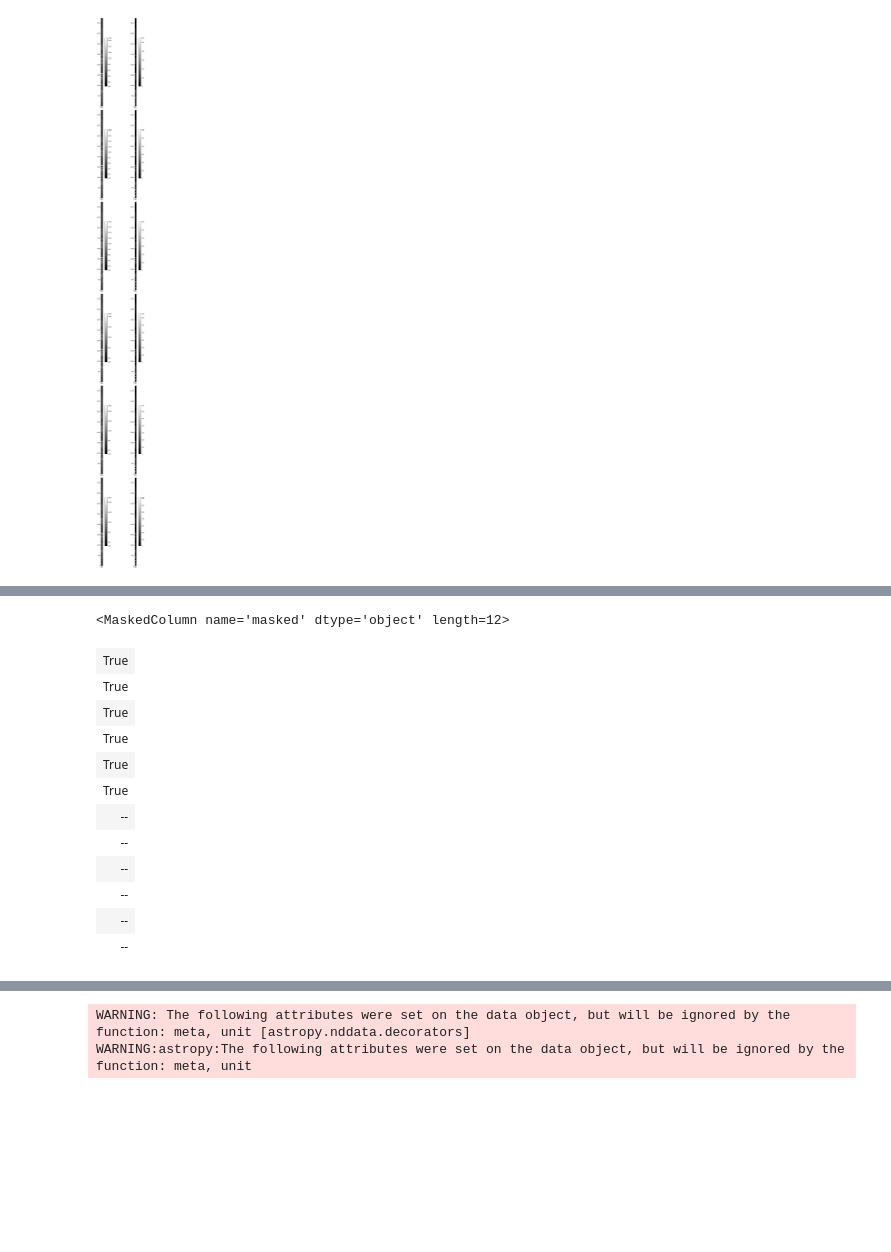
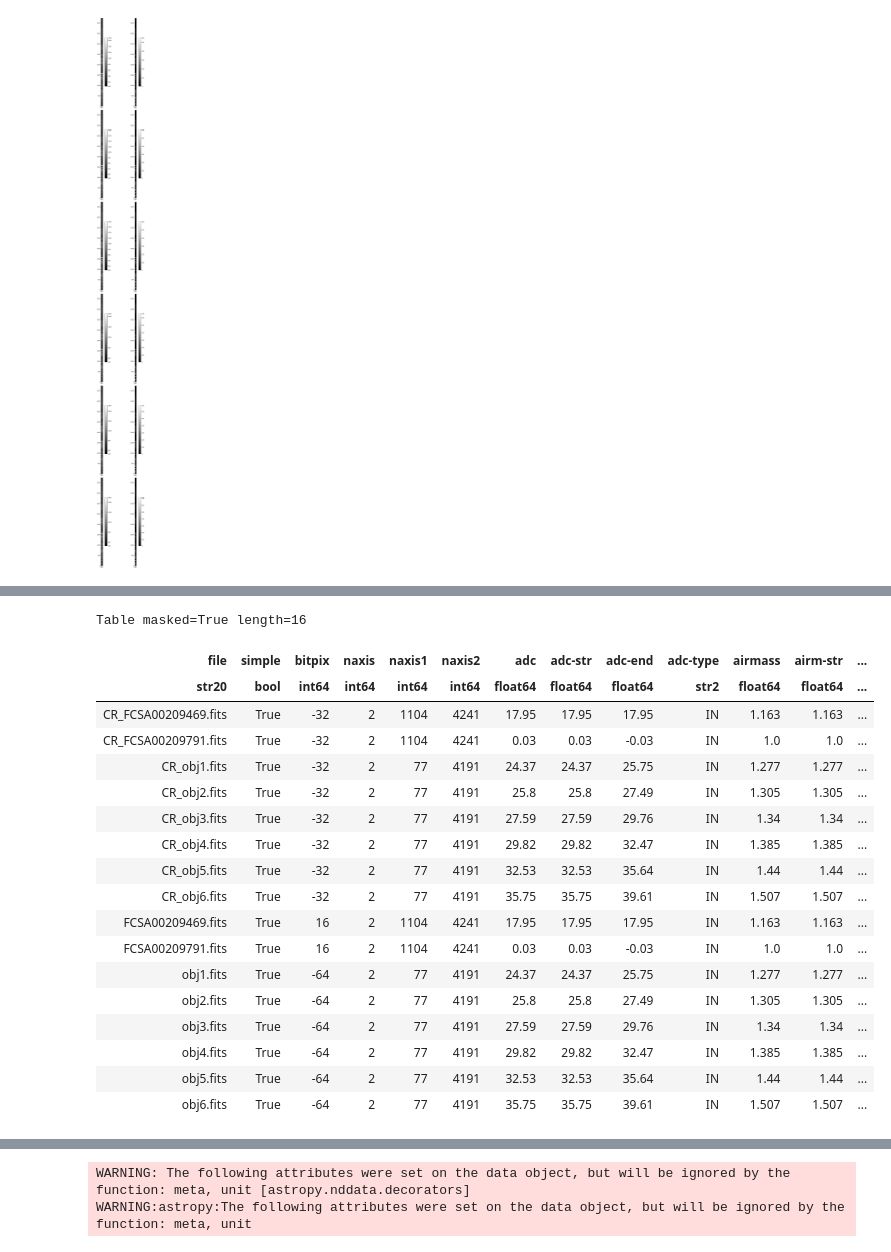
Before and after one commit to YoRHazero/focas-data-reduction-ccdp, a Jupyter notebook: ccdp.ipynb, the cells around one changed output, grey strips where cells are left out. Cells and saved outputs as stored; diff of their text form; code cells hidden in the pictures; blank space fills up the shorter version.

```diff
--- a/ccdp.ipynb
+++ b/ccdp.ipynb
@@ -565,20 +626,26 @@ INFO: overwriting Quantity's current unit with specified unit. [astropy.nddata.n
 # %%
 wc_files.refresh()
-wc_files.summary['masked']
+wc_files.summary
 # %% [output]
-<MaskedColumn name='masked' dtype='object' length=12>
+Table masked=True length=16
-| True |
-| True |
-| True |
-| True |
-| True |
-| True |
-| -- |
-| -- |
-| -- |
-| -- |
-| -- |
-| -- |
+| file | simple | bitpix | naxis | naxis1 | naxis2 | adc | adc-str | adc-end | adc-type | airmass | airm-str | ... |
+| str20 | bool | int64 | int64 | int64 | int64 | float64 | float64 | float64 | str2 | float64 | float64 | ... |
+| CR_FCSA00209469.fits | True | -32 | 2 | 1104 | 4241 | 17.95 | 17.95 | 17.95 | IN | 1.163 | 1.163 | ... |
+| CR_FCSA00209791.fits | True | -32 | 2 | 1104 | 4241 | 0.03 | 0.03 | -0.03 | IN | 1.0 | 1.0 | ... |
+| CR_obj1.fits | True | -32 | 2 | 77 | 4191 | 24.37 | 24.37 | 25.75 | IN | 1.277 | 1.277 | ... |
+| CR_obj2.fits | True | -32 | 2 | 77 | 4191 | 25.8 | 25.8 | 27.49 | IN | 1.305 | 1.305 | ... |
+| CR_obj3.fits | True | -32 | 2 | 77 | 4191 | 27.59 | 27.59 | 29.76 | IN | 1.34 | 1.34 | ... |
+| CR_obj4.fits | True | -32 | 2 | 77 | 4191 | 29.82 | 29.82 | 32.47 | IN | 1.385 | 1.385 | ... |
+| CR_obj5.fits | True | -32 | 2 | 77 | 4191 | 32.53 | 32.53 | 35.64 | IN | 1.44 | 1.44 | ... |
+| CR_obj6.fits | True | -32 | 2 | 77 | 4191 | 35.75 | 35.75 | 39.61 | IN | 1.507 | 1.507 | ... |
+| FCSA00209469.fits | True | 16 | 2 | 1104 | 4241 | 17.95 | 17.95 | 17.95 | IN | 1.163 | 1.163 | ... |
+| FCSA00209791.fits | True | 16 | 2 | 1104 | 4241 | 0.03 | 0.03 | -0.03 | IN | 1.0 | 1.0 | ... |
+| obj1.fits | True | -64 | 2 | 77 | 4191 | 24.37 | 24.37 | 25.75 | IN | 1.277 | 1.277 | ... |
+| obj2.fits | True | -64 | 2 | 77 | 4191 | 25.8 | 25.8 | 27.49 | IN | 1.305 | 1.305 | ... |
+| obj3.fits | True | -64 | 2 | 77 | 4191 | 27.59 | 27.59 | 29.76 | IN | 1.34 | 1.34 | ... |
+| obj4.fits | True | -64 | 2 | 77 | 4191 | 29.82 | 29.82 | 32.47 | IN | 1.385 | 1.385 | ... |
+| obj5.fits | True | -64 | 2 | 77 | 4191 | 32.53 | 32.53 | 35.64 | IN | 1.44 | 1.44 | ... |
+| obj6.fits | True | -64 | 2 | 77 | 4191 | 35.75 | 35.75 | 39.61 | IN | 1.507 | 1.507 | ... |
 # %%
 fig,axes=plt.subplots(6,2,figsize=(10,60),tight_layout=True)
 cr_ccd=[]
```
Also changed, not shown: parts of 17 cells of this notebook, 13 other files.
